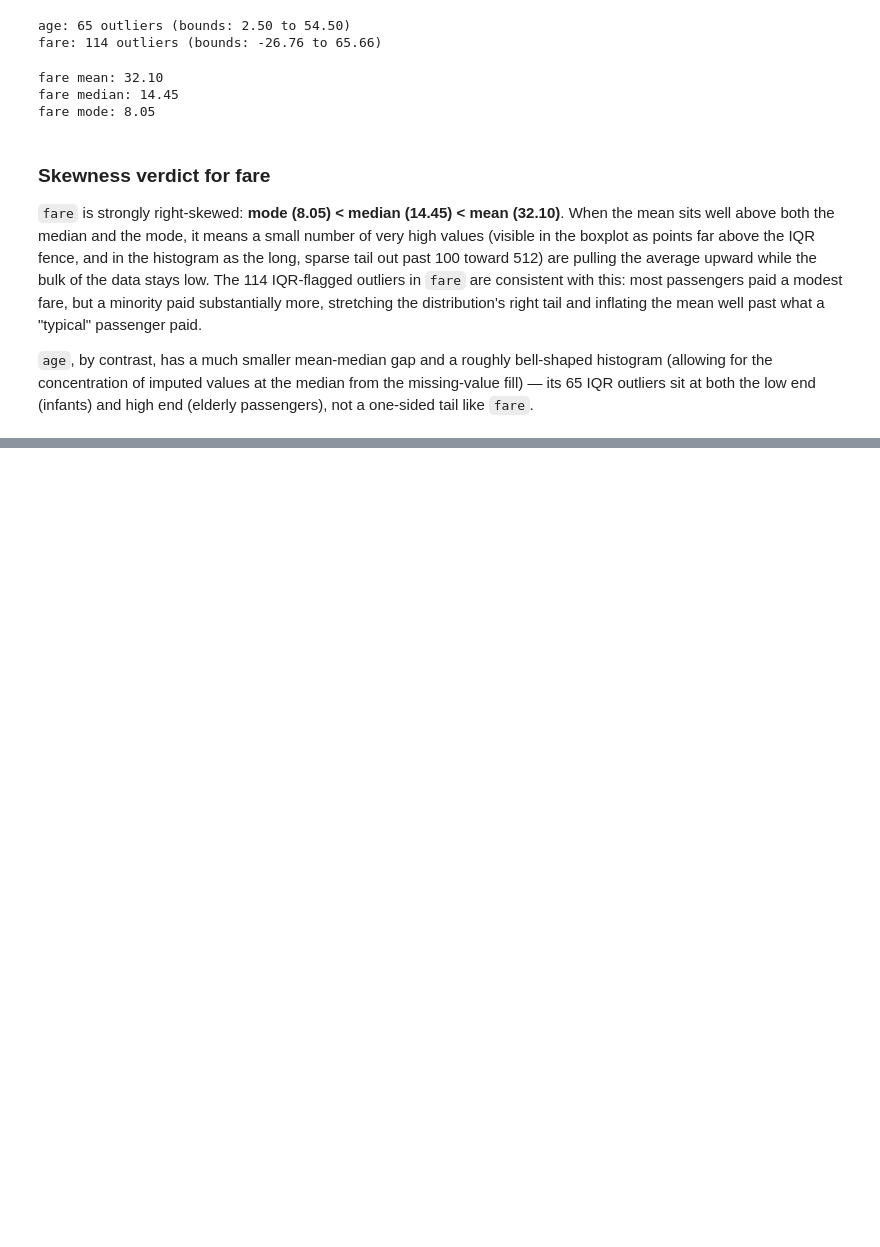
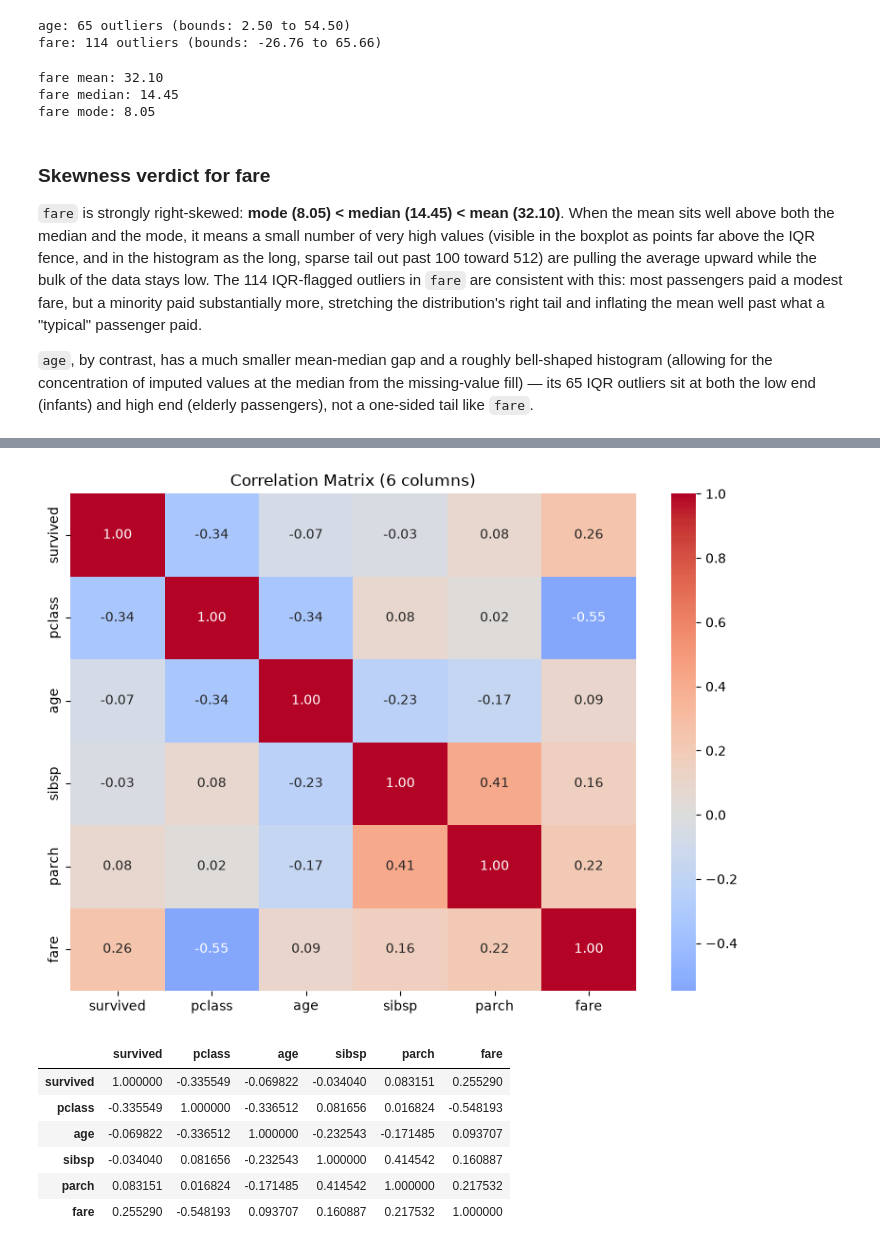
Before and after one commit to karanamsai1976-dotcom/zepto-data-ai-platform-capstone, a Jupyter notebook: analytics/01_eda.ipynb, the cells around one changed output, grey strips where cells are left out. Saved outputs shown, nothing was run; the diff lists cells and outputs as text; code cells hidden in the pictures; blank space fills up the shorter version.

Commit message:
Add bivariate survival analysis and 6x6 correlation matrix with interpretation

```diff
--- a/analytics/01_eda.ipynb
+++ b/analytics/01_eda.ipynb
@@ -213,0 +257,25 @@ and high end (elderly passengers), not a one-sided tail like `fare`.
+# %%
+import seaborn as sns
+
+corr_columns = ["survived", "pclass", "age", "sibsp", "parch", "fare"]
+corr_matrix = df_eda[corr_columns].corr()
+
+assert corr_matrix.shape == (6, 6), f"Expected (6,6), got {corr_matrix.shape}"
+
+plt.figure(figsize=(8, 6))
+sns.heatmap(corr_matrix, annot=True, fmt=".2f", cmap="coolwarm", center=0)
+plt.title("Correlation Matrix (6 columns)")
+plt.tight_layout()
+plt.savefig("charts/correlation_matrix.png", dpi=100)
+plt.show()
+
+corr_matrix
+# %% [output]
+[figure, added]
+|  | survived | pclass | age | sibsp | parch | fare |
+| survived | 1.000000 | -0.335549 | -0.069822 | -0.034040 | 0.083151 | 0.255290 |
+| pclass | -0.335549 | 1.000000 | -0.336512 | 0.081656 | 0.016824 | -0.548193 |
+| age | -0.069822 | -0.336512 | 1.000000 | -0.232543 | -0.171485 | 0.093707 |
+| sibsp | -0.034040 | 0.081656 | -0.232543 | 1.000000 | 0.414542 | 0.160887 |
+| parch | 0.083151 | 0.016824 | -0.171485 | 0.414542 | 1.000000 | 0.217532 |
+| fare | 0.255290 | -0.548193 | 0.093707 | 0.160887 | 0.217532 | 1.000000 |
```
Also changed, not shown: parts of 8 cells of this notebook, 1 other file.
